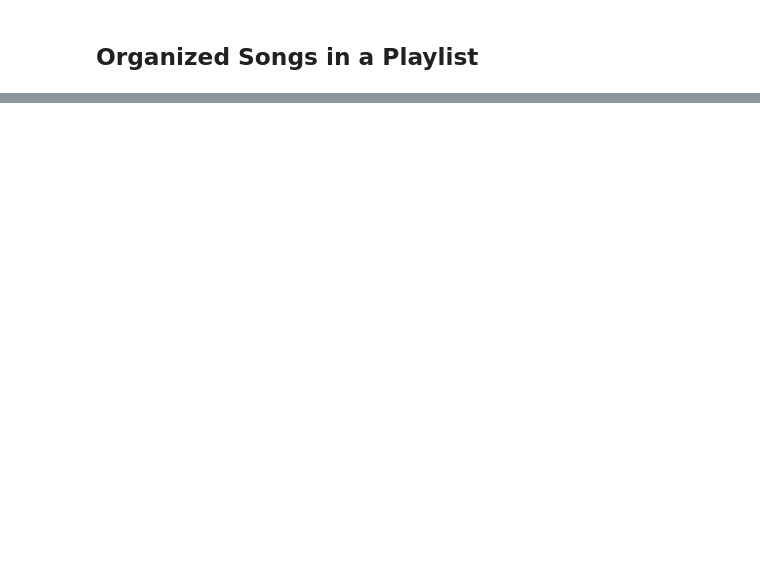
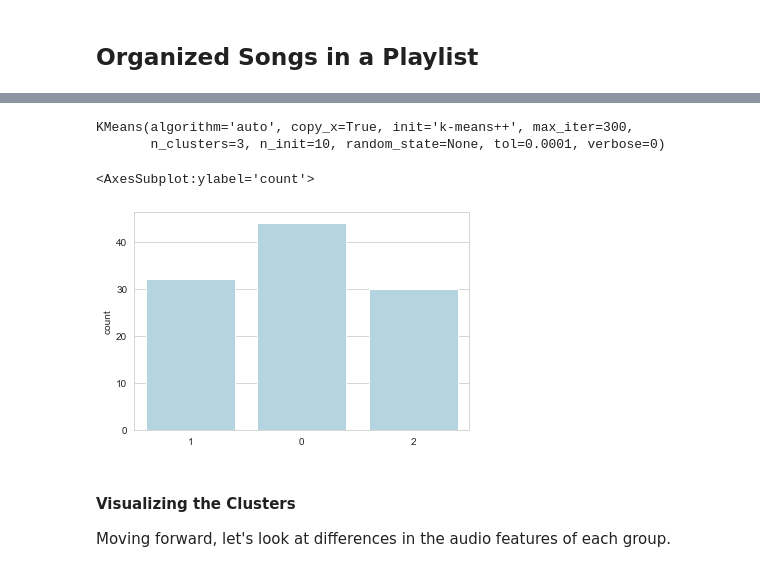
Before and after one commit to hluebbering/music-clustering, a Jupyter notebook: scripts/notebook.ipynb, the cells around one changed output, grey strips where cells are left out. Saved outputs shown, nothing was run; the diff lists cells and outputs as text; code cells hidden in the pictures; blank space fills up the shorter version.

```diff
--- a/scripts/notebook.ipynb
+++ b/scripts/notebook.ipynb
@@ -644,0 +513,22 @@ for p in predictions:
+# %%
+from sklearn.cluster import KMeans
+import seaborn as sns
+%matplotlib inline
+playlist_tracks = df[['artist','name','acousticness','danceability','energy',
+                      'liveness', 'instrumentalness','speechiness','valence']]
+
+kmeans = KMeans(n_clusters = 3)
+kmeans.fit(playlist_tracks.drop(['artist', 'name'], axis = 1))
+# %% [output]
+KMeans(algorithm='auto', copy_x=True, init='k-means++', max_iter=300,
+       n_clusters=3, n_init=10, random_state=None, tol=0.0001, verbose=0)
+# %%
+sns.countplot([str(group) for group in kmeans.labels_], color = 'lightblue')
+# %% [output]
+<AxesSubplot:ylabel='count'>
+[figure, added]
+# %% [markdown]
+#### Visualizing the Clusters
+
+
+Moving forward, let's look at differences in the audio features of each group.
```
Also changed, not shown: parts of 27 cells of this notebook.
